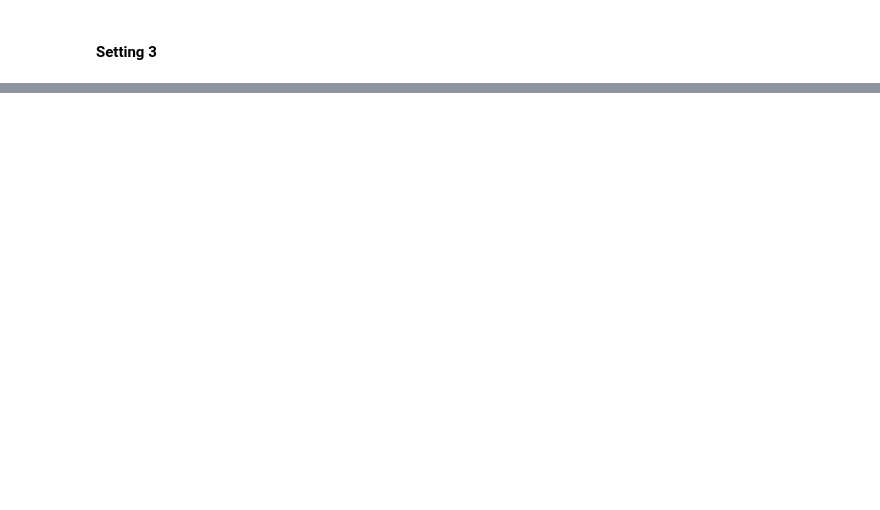
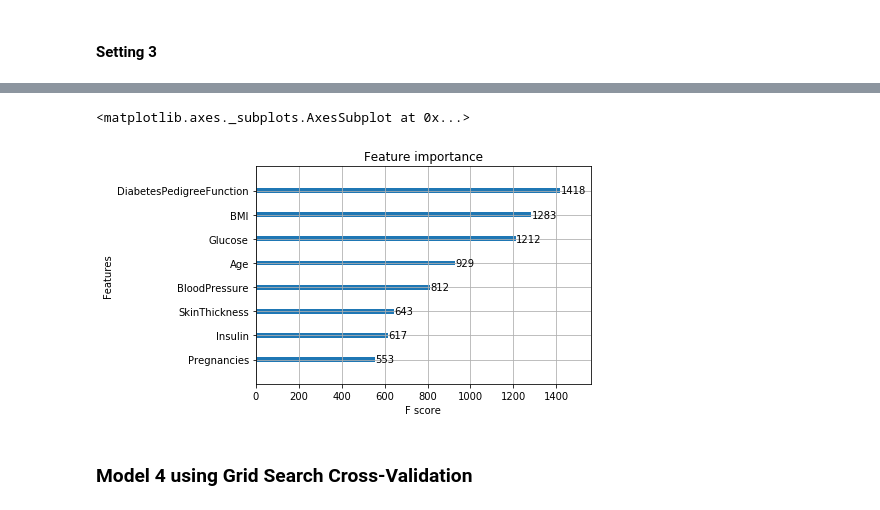
Before and after one commit to Brandon-HY-Lin/kaggle_case_study_author_identification, a Jupyter notebook: step_0_xgboost_classification.ipynb, the cells around one changed output, grey strips where cells are left out. Drawn from its saved outputs; the diff is of its cells as text; code cells hidden in the pictures; blank space fills up the shorter version.

```diff
--- a/step_0_xgboost_classification.ipynb
+++ b/step_0_xgboost_classification.ipynb
@@ -189,0 +170,27 @@ weighted avg       0.71      0.71      0.71       231
+# %%
+min_child_weight = 1 # minimum sum of weights of all observations required in a child. High value can lead to overfitting.
+gamma = 0 # control whether a given node will split based on the expected reduction in loss after a split. A higher value leads to fewer splits. Supported only for tree-based learners.
+scale_pos_weight = 1 # A value greater than 0 should be used in case of high class imbalance as it helps in faster convergence.
+
+model3 = xgb.XGBClassifier(learning_rate=0.1,
+                         n_estimators=1000, # number of trees you want to build.
+                         max_depth=5, # how deeply each tree is allowed to grow during each boosting round.
+                         min_child_weight=min_child_weight,
+                         gamma=gamma,
+                         subsample=0.8, # percentage of samples used per tree. Low value can lead to underfitting.
+                         colsample_bytree=0.8, # percentage of features used per tree. High value can lead to overfitting.
+                         objective='binary:logistic',
+                         nthread=4,
+                         scale_pos_weight=scale_pos_weight,
+                         seed=SEED)
+
+%time model3.fit(X_train, y_train)
+
+pred = model3.predict(X_test)
+
+accuracy = sklearn.metrics.accuracy_score(y_test, pred)
+
+print()
+print('Accuracy: {}'.format(accuracy))
+
+print(sklearn.metrics.classification_report(y_test, pred))
@@ -189,0 +210,7 @@ weighted avg       0.71      0.71      0.71       231
+# %%
+xgb.plot_importance(model3)
+# %% [output]
+<matplotlib.axes._subplots.AxesSubplot at 0x...>
+[figure, added]
+# %% [markdown]
+### Model 4 using Grid Search Cross-Validation
```
Also changed, not shown: parts of 19 cells of this notebook.
